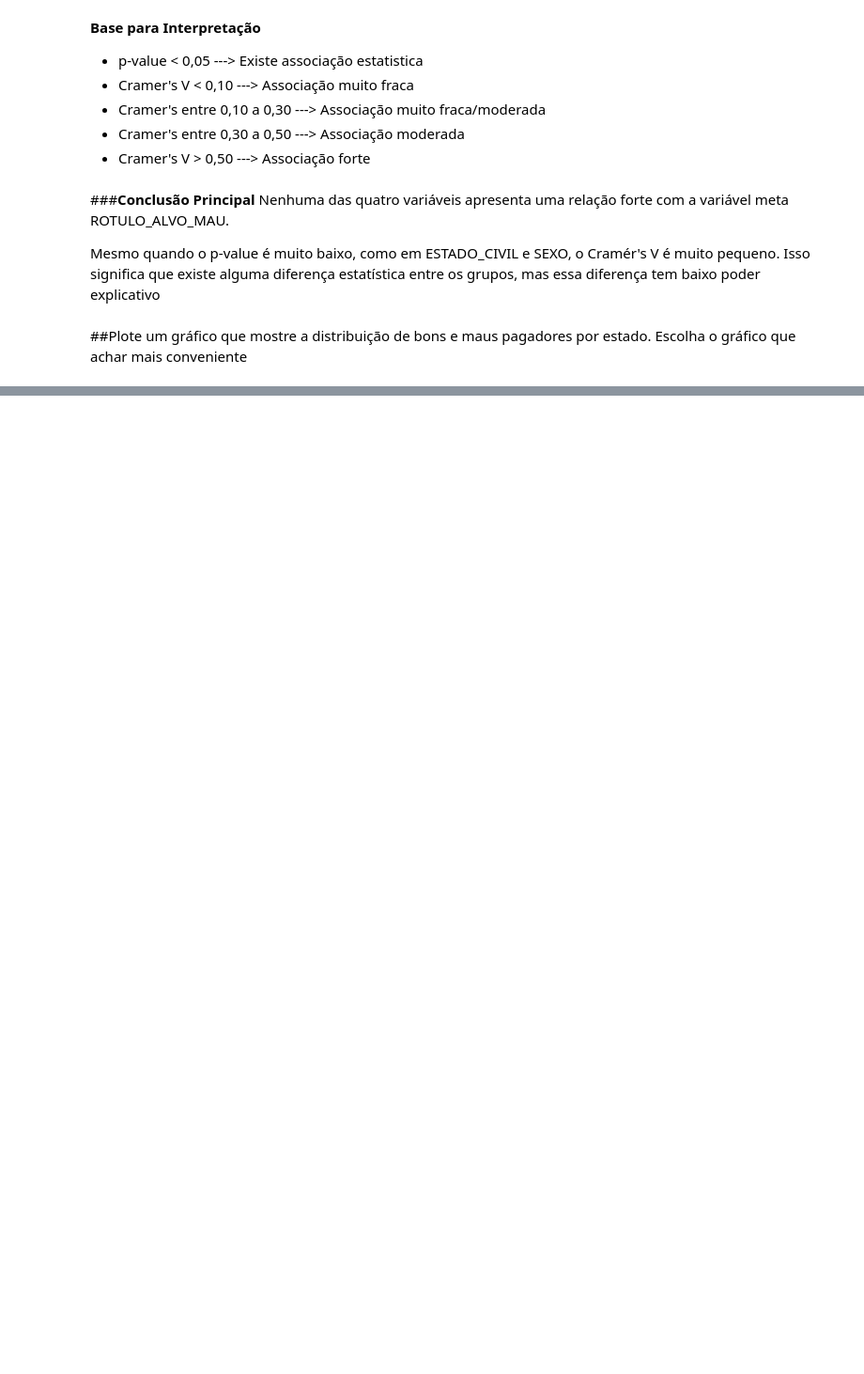
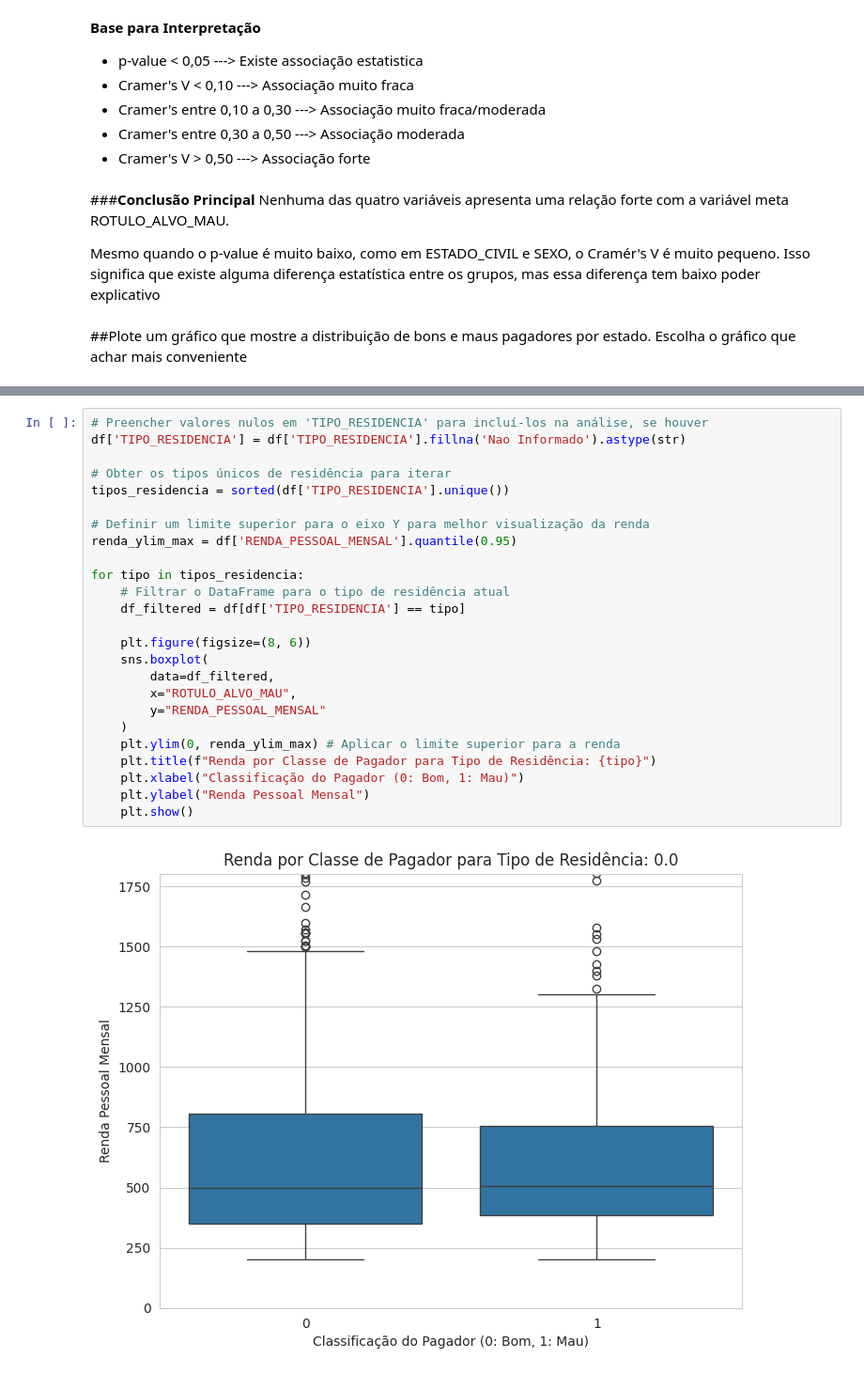
Before and after one commit to paulosansilva/14DTS_Data-Processing_Python, a Jupyter notebook: Analise.ipynb, the cells around one changed output, grey strips where cells are left out. Shown at 94% size. Cells and saved outputs as stored; diff of their text form; blank space fills up the shorter version.

```diff
--- a/Analise.ipynb
+++ b/Analise.ipynb
@@ -449,0 +657,27 @@ plt.show()
+# %%
+# Preencher valores nulos em 'TIPO_RESIDENCIA' para incluí-los na análise, se houver
+df['TIPO_RESIDENCIA'] = df['TIPO_RESIDENCIA'].fillna('Nao Informado').astype(str)
+
+# Obter os tipos únicos de residência para iterar
+tipos_residencia = sorted(df['TIPO_RESIDENCIA'].unique())
+
+# Definir um limite superior para o eixo Y para melhor visualização da renda
+renda_ylim_max = df['RENDA_PESSOAL_MENSAL'].quantile(0.95)
+
+for tipo in tipos_residencia:
+    # Filtrar o DataFrame para o tipo de residência atual
+    df_filtered = df[df['TIPO_RESIDENCIA'] == tipo]
+
+    plt.figure(figsize=(8, 6))
+    sns.boxplot(
+        data=df_filtered,
+        x="ROTULO_ALVO_MAU",
+        y="RENDA_PESSOAL_MENSAL"
+    )
+    plt.ylim(0, renda_ylim_max) # Aplicar o limite superior para a renda
+    plt.title(f"Renda por Classe de Pagador para Tipo de Residência: {tipo}")
+    plt.xlabel("Classificação do Pagador (0: Bom, 1: Mau)")
+    plt.ylabel("Renda Pessoal Mensal")
+    plt.show()
+# %% [output]
+[figure, added]
```
Also changed, not shown: parts of 25 cells of this notebook.
